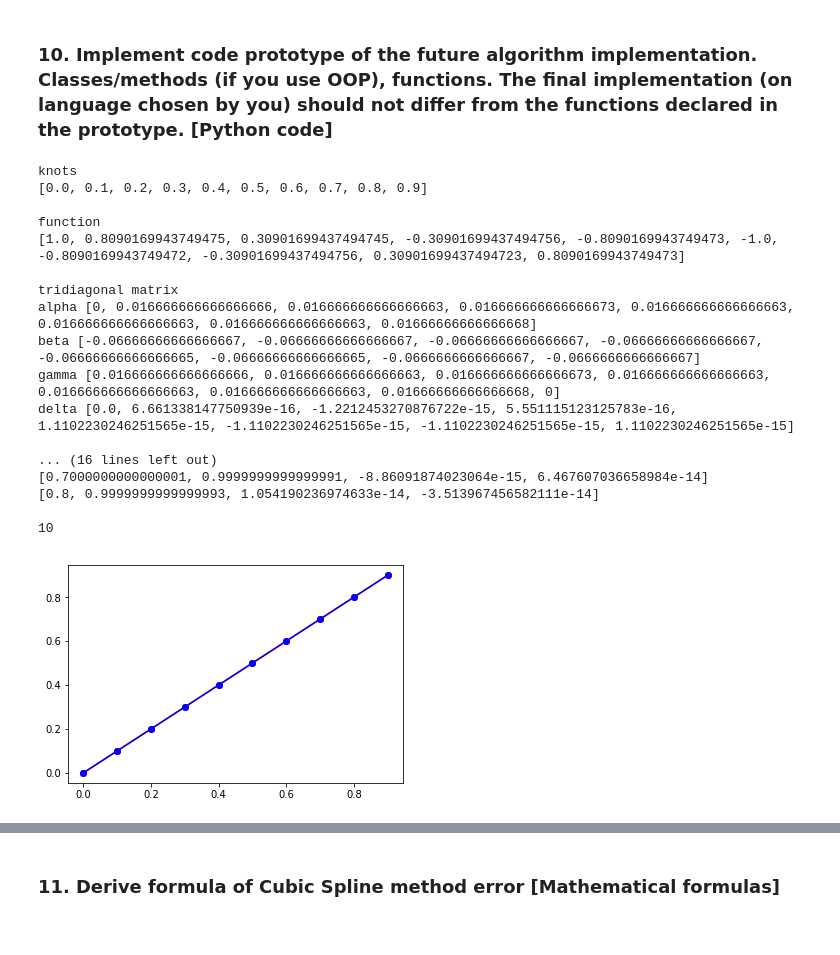
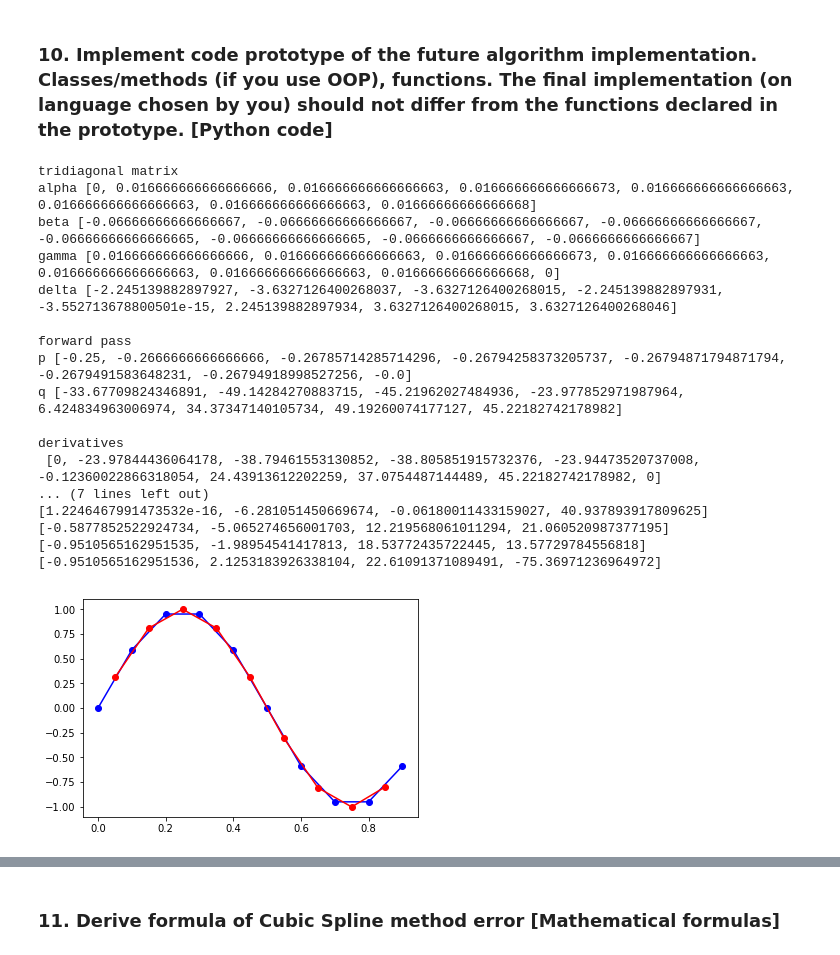
Before and after one commit to cubazis/inno_nummod_fall_2019, a Jupyter notebook: ha2/ha2.ipynb, the cells around one changed output, grey strips where cells are left out. Saved outputs shown, nothing was run; the diff lists cells and outputs as text; code cells hidden in the pictures.

```diff
--- a/ha2/ha2.ipynb
+++ b/ha2/ha2.ipynb
@@ -255,8 +255,6 @@ $m_1 = P_1 m_2 + Q_1$
 # %% [markdown]
 ### 10. Implement code prototype of the future algorithm implementation. Classes/methods (if you use OOP), functions. The final implementation (on language chosen by you) should not differ from the functions declared in the prototype. [Python code]
 # %%
-### YOUR CODE HERE
-
 from pprint import pprint
 from matplotlib import pyplot as plt
 
@@ -277,10 +275,6 @@ K = 9
 x_head = [0.05, 0.15, 0.25, 0.35, 0.45, 0.55, 0.65, 0.75, 0.85]
 
 m0, mN = 0, 0
-
-# 0.3088791538716377 0.8086540467262824 0.9995568084495542 0.8086400012457524 0.30893533579375737 -0.3090898360795863 -0.8078674998166081 -1.0024923138803028 -0.7976845264324319
-# 0.9319662914399691 0.5925249845080666 -0.0013456361131560868 -0.5871424400554418 -0.9508051970241554 -0.9503148792696466 -0.5886133933189681 0.0040478591864412305 0.5724219565732039
-# 0.05 0.15000000000000002 0.25 0.35000000000000003 0.45 0.55 0.6500000000000001 0.7500000000000001 0.8500000000000001
 
 y1_head = [0.3088791538716377, 0.8086540467262824, 0.9995568084495542, 0.8086400012457524,
            0.30893533579375737, -0.3090898360795863, -0.8078674998166081, -1.0024923138803028,
@@ -322,12 +316,9 @@ def create_tridiagonal(x, y, N):
 def forward_pass(a, b, g, d, N):
     q = []
     p = []
-    forward_matrix = []
     for i in range(N-1):
         if i == 0:
             continue
-
-        temp = [0] * (N-1)
 
         pi_last = 0 if i == 1 else pi
         qi_last = 0 if i == 1 else qi
@@ -338,7 +329,6 @@ def forward_pass(a, b, g, d, N):
         p.append(pi)
         q.append(qi)
 
-    print('forward pass')
     print('forward pass\np', p, '\nq', q, '\n')
 
     return p, q
@@ -374,66 +364,59 @@ def build_spline(m, x, y, N):
         hi1 = (x[i + 1] - x[i])
         deltay = (y[i + 1] - y[i])
         deltam = m[i + 1] - m[i]
 
         a0 = y[i]
         a1 = (deltay / hi1) - (m[i] * hi1 / 2) - (deltam * hi1 / 6)
         a2 = m[i] / 2
         a3 = deltam / (hi1 * 6)
 
         coeff.append([a0, a1, a2, a3])
 
     print('coefficients:')
     [print(c) for c in coeff]
     print()
     return coeff
 
-def build(coeff, x):
-    ys = []
-    for (i, c) in enumerate(coeff):
-        ys.append(c[0] + c[1]*(x[i]-x[i]) + c[2]*(x[i]-x[i])**2 + c[3]*(x[i]-x[i])**3)
-        if i == len(coeff) - 1:
-            ys.append(c[0] + c[1]*(x[i+1]-x[i]) + c[2]*(x[i+1]-x[i])**2 + c[3]*(x[i+1]-x[i])**3)
-    return ys
+def get_y_head(spline, coeff, x_head, x):
+    a0 = coeff[spline][0]
+    a1 = coeff[spline][1] * (x_head - x[i])
+    a2 = coeff[spline][2] * (x_head - x[i])**2
+    a3 = coeff[spline][3] * (x_head - x[i])**3
 
-def get_y_head(coeff, x):
-    pass
+    return a0 + a1 + a2 + a3
 
-print('knots')
-print(x, '\n')
-print('function')
-print(y2, '\n')
-
-alpha, beta, gamma, delta = create_tridiagonal(x, y3, N)
+alpha, beta, gamma, delta = create_tridiagonal(x, y1, N)
 p, q = forward_pass(alpha, beta, gamma, delta, N)
 m = reverse_pass(p, q, N, m0, mN)
-coeff = build_spline(m, x, y3, N)
-y_pred = build(coeff, x)
-print(len(y_pred))
+coeff = build_spline(m, x, y1, N)
 
-plt.plot(x, y_pred, 'r-o')
-plt.plot(x, y3, 'b-o')
-plt.show()
-
+y_head = []
 for dot in x_head:
     for i in range(N):
-        if dot >= x[i] and dot <= x[i + 1]
-    print(dot)
+        if dot >= x[i] and dot <= x[i + 1]:
+            y = get_y_head(i, coeff, dot, x)
+            y_head.append(y)
+            break
+
+plt.plot(x, y1, 'b-o')
+plt.plot(x_head, y_head, 'r-o')
+plt.show()
 # %% [output]
-knots
-[0.0, 0.1, 0.2, 0.3, 0.4, 0.5, 0.6, 0.7, 0.8, 0.9]
-
-function
-[1.0, 0.8090169943749475, 0.30901699437494745, -0.30901699437494756, -0.8090169943749473, -1.0, -0.8090169943749472, -0.30901699437494756, 0.30901699437494723, 0.8090169943749473]
-
 tridiagonal matrix
 alpha [0, 0.016666666666666666, 0.016666666666666663, 0.016666666666666673, 0.016666666666666663, 0.016666666666666663, 0.016666666666666663, 0.01666666666666668]
 beta [-0.06666666666666667, -0.06666666666666667, -0.06666666666666667, -0.06666666666666667, -0.06666666666666665, -0.06666666666666665, -0.0666666666666667, -0.0666666666666667]
 gamma [0.016666666666666666, 0.016666666666666663, 0.016666666666666673, 0.016666666666666663, 0.016666666666666663, 0.016666666666666663, 0.01666666666666668, 0]
-delta [0.0, 6.661338147750939e-16, -1.2212453270876722e-15, 5.551115123125783e-16, 1.1102230246251565e-15, -1.1102230246251565e-15, -1.1102230246251565e-15, 1.1102230246251565e-15]
+delta [-2.245139882897927, -3.6327126400268037, -3.6327126400268015, -2.245139882897931, -3.552713678800501e-15, 2.245139882897934, 3.6327126400268015, 3.6327126400268046]
 
-... (16 lines left out)
-[0.7000000000000001, 0.9999999999999991, -8.86091874023064e-15, 6.467607036658984e-14]
-[0.8, 0.9999999999999993, 1.054190236974633e-14, -3.513967456582111e-14]
+forward pass
+p [-0.25, -0.2666666666666666, -0.26785714285714296, -0.26794258373205737, -0.26794871794871794, -0.2679491583648231, -0.26794918998527256, -0.0]
+q [-33.67709824346891, -49.14284270883715, -45.21962027484936, -23.977852971987964, 6.424834963006974, 34.37347140105734, 49.19260074177127, 45.22182742178982]
 
-10
+derivatives
+ [0, -23.97844436064178, -38.79461553130852, -38.805851915732376, -23.94473520737008, -0.12360022866318054, 24.43913612202259, 37.0754487144489, 45.22182742178982, 0]
+... (7 lines left out)
+[1.2246467991473532e-16, -6.281051450669674, -0.06180011433159027, 40.937893917809625]
+[-0.5877852522924734, -5.065274656001703, 12.219568061011294, 21.060520987377195]
+[-0.9510565162951535, -1.98954541417813, 18.53772435722445, 13.57729784556818]
+[-0.9510565162951536, 2.1253183926338104, 22.61091371089491, -75.36971236964972]
-[figure, old version]
+[figure, new version]
```
Also changed, not shown: parts of 1 cell of this notebook.
